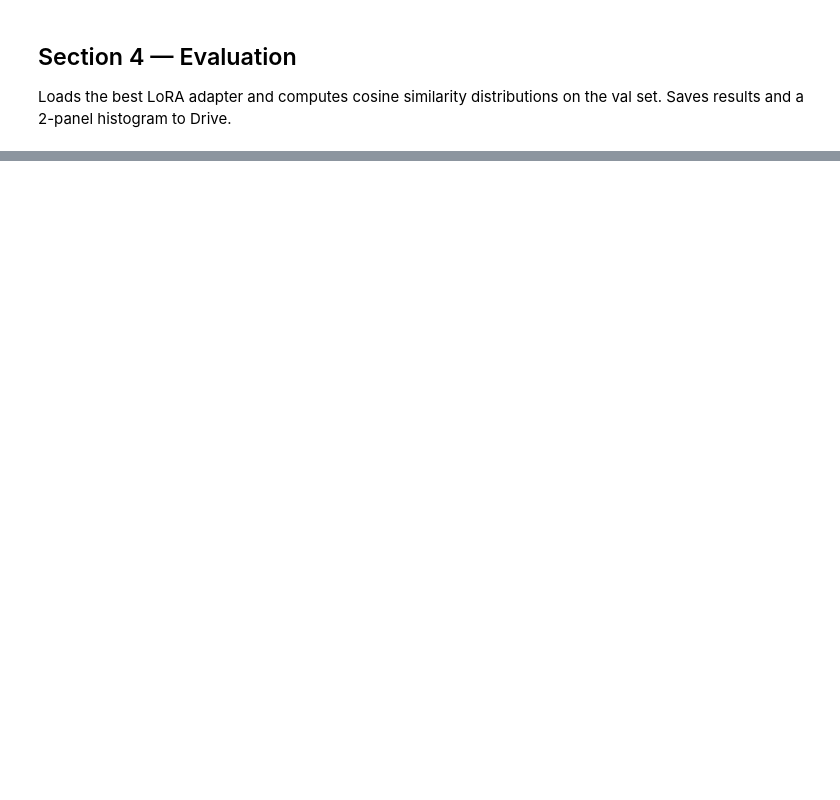
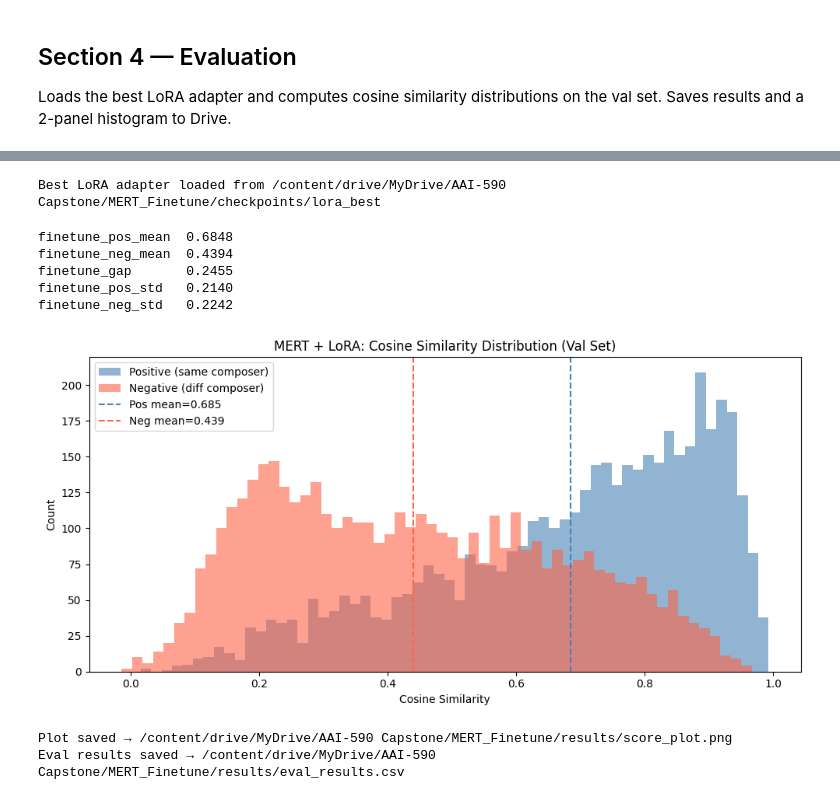
Before and after one commit to mperumal-usd/capstone_team_3, a Jupyter notebook: notebooks/COLAB_MERT_Finetune_v3.ipynb, the cells around one changed output, grey strips where cells are left out. Cells and saved outputs as stored; diff of their text form; code cells hidden in the pictures; blank space fills up the shorter version.

Commit message:
Final results

```diff
--- a/notebooks/COLAB_MERT_Finetune_v3.ipynb
+++ b/notebooks/COLAB_MERT_Finetune_v3.ipynb
@@ -560,0 +558,69 @@ Eval results saved → /content/drive/MyDrive/AAI-590 Capstone/MERT_Finetune/res
+# %%
+# ── Section 4: Evaluation ─────────────────────────────────────────────────────
+DRIVE_BASE   = "/content/drive/MyDrive/AAI-590 Capstone/MERT_Finetune"
+EVAL_CSV  = os.path.join(DRIVE_BASE, "results", "eval_results.csv")
+PLOT_PATH = os.path.join(DRIVE_BASE, "results", "score_plot.png")
+LORA_BEST_DIR= os.path.join(DRIVE_BASE, "checkpoints", "lora_best")
+# Load best LoRA adapter
+eval_model = PeftModel.from_pretrained(
+    AutoModel.from_pretrained(MODEL_NAME, trust_remote_code=True),
+    LORA_BEST_DIR
+)
+eval_model.to(DEVICE)
+eval_model.eval()
+print(f"Best LoRA adapter loaded from {LORA_BEST_DIR}")
+# %% [output]
+Best LoRA adapter loaded from /content/drive/MyDrive/AAI-590 Capstone/MERT_Finetune/checkpoints/lora_best
+# %%
+# ── Compute fine-tuned cosine similarities on val set ─────────────────────────
+ft_pos_sims, ft_neg_sims = [], []
+
+with torch.no_grad():
+    for a_in, p_in, n_in in tqdm(val_loader, desc="Evaluating"):
+        a_emb = get_embedding(eval_model, a_in)
+        p_emb = get_embedding(eval_model, p_in)
+        n_emb = get_embedding(eval_model, n_in)
+        ft_pos_sims.append(F.cosine_similarity(a_emb, p_emb).cpu().numpy())
+        ft_neg_sims.append(F.cosine_similarity(a_emb, n_emb).cpu().numpy())
+
+ft_pos_sim = np.concatenate(ft_pos_sims)
+ft_neg_sim = np.concatenate(ft_neg_sims)
+
+# ── Summary table ─────────────────────────────────────────────────────────────
+results = {
+    "finetune_pos_mean": round(float(ft_pos_sim.mean()), 4),
+    "finetune_neg_mean": round(float(ft_neg_sim.mean()), 4),
+    "finetune_gap":      round(float(ft_pos_sim.mean() - ft_neg_sim.mean()), 4),
+    "finetune_pos_std":  round(float(ft_pos_sim.std()),  4),
+    "finetune_neg_std":  round(float(ft_neg_sim.std()),  4),
+}
+results_df = pd.DataFrame([results])
+results_df.to_csv(EVAL_CSV, index=False)
+print(results_df.T.to_string(header=False))
+
+# ── Distribution plot ─────────────────────────────────────────────────────────
+fig, ax = plt.subplots(figsize=(10, 5))
+ax.hist(ft_pos_sim, bins=60, alpha=0.6, label="Positive (same composer)", color="steelblue")
+ax.hist(ft_neg_sim, bins=60, alpha=0.6, label="Negative (diff composer)", color="tomato")
+ax.axvline(ft_pos_sim.mean(), color="steelblue", linestyle="--", linewidth=1.5,
+           label=f"Pos mean={ft_pos_sim.mean():.3f}")
+ax.axvline(ft_neg_sim.mean(), color="tomato",    linestyle="--", linewidth=1.5,
+           label=f"Neg mean={ft_neg_sim.mean():.3f}")
+ax.set_title("MERT + LoRA: Cosine Similarity Distribution (Val Set)")
+ax.set_xlabel("Cosine Similarity")
+ax.set_ylabel("Count")
+ax.legend()
+plt.tight_layout()
+plt.savefig(PLOT_PATH, dpi=150)
+plt.show()
+print(f"Plot saved → {PLOT_PATH}")
+print(f"Eval results saved → {EVAL_CSV}")
+# %% [output]
+finetune_pos_mean  0.6848
+finetune_neg_mean  0.4394
+finetune_gap       0.2455
+finetune_pos_std   0.2140
+finetune_neg_std   0.2242
+[figure, added]
+Plot saved → /content/drive/MyDrive/AAI-590 Capstone/MERT_Finetune/results/score_plot.png
+Eval results saved → /content/drive/MyDrive/AAI-590 Capstone/MERT_Finetune/results/eval_results.csv
```
Also changed, not shown: parts of 21 cells of this notebook.
